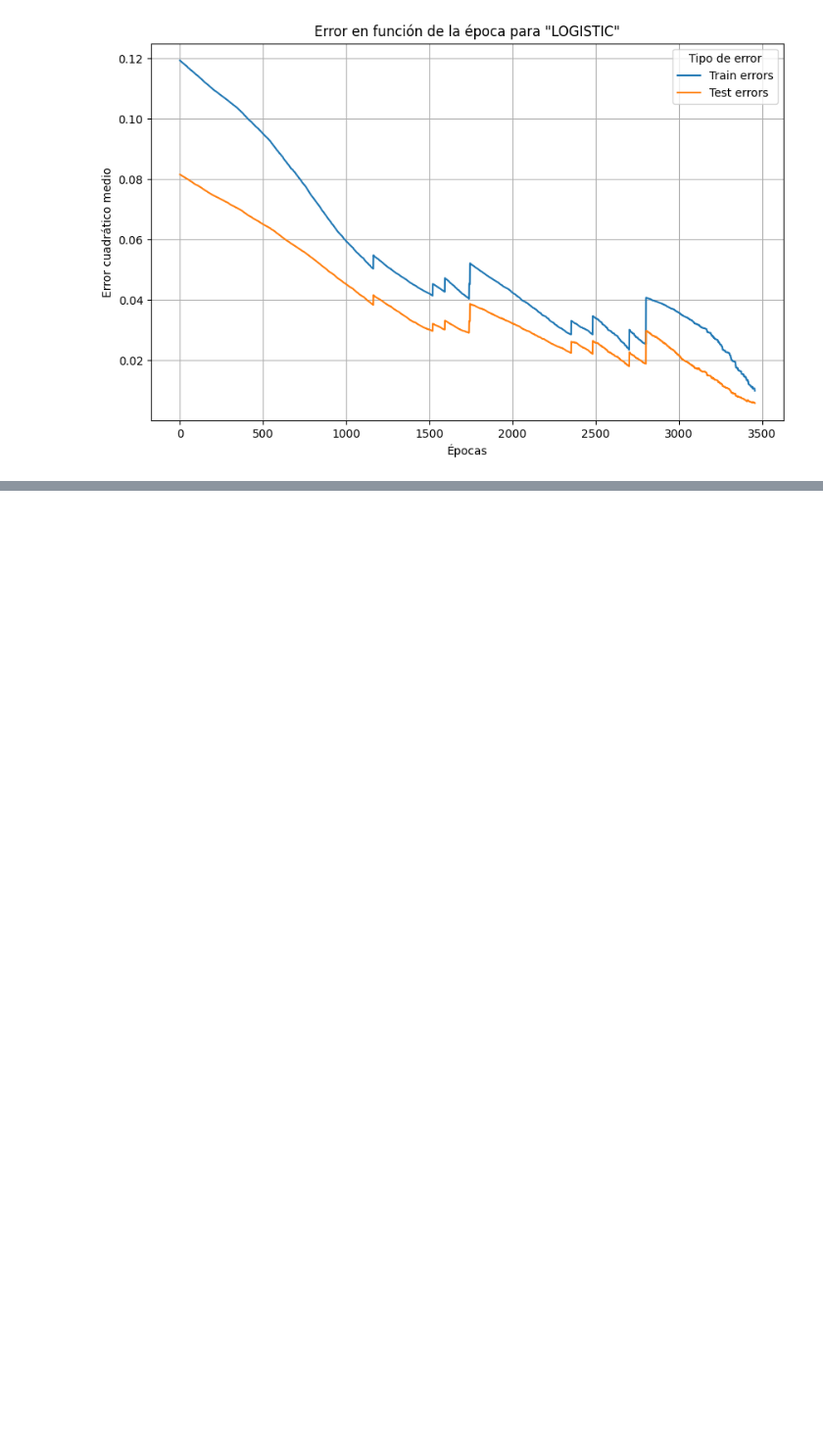
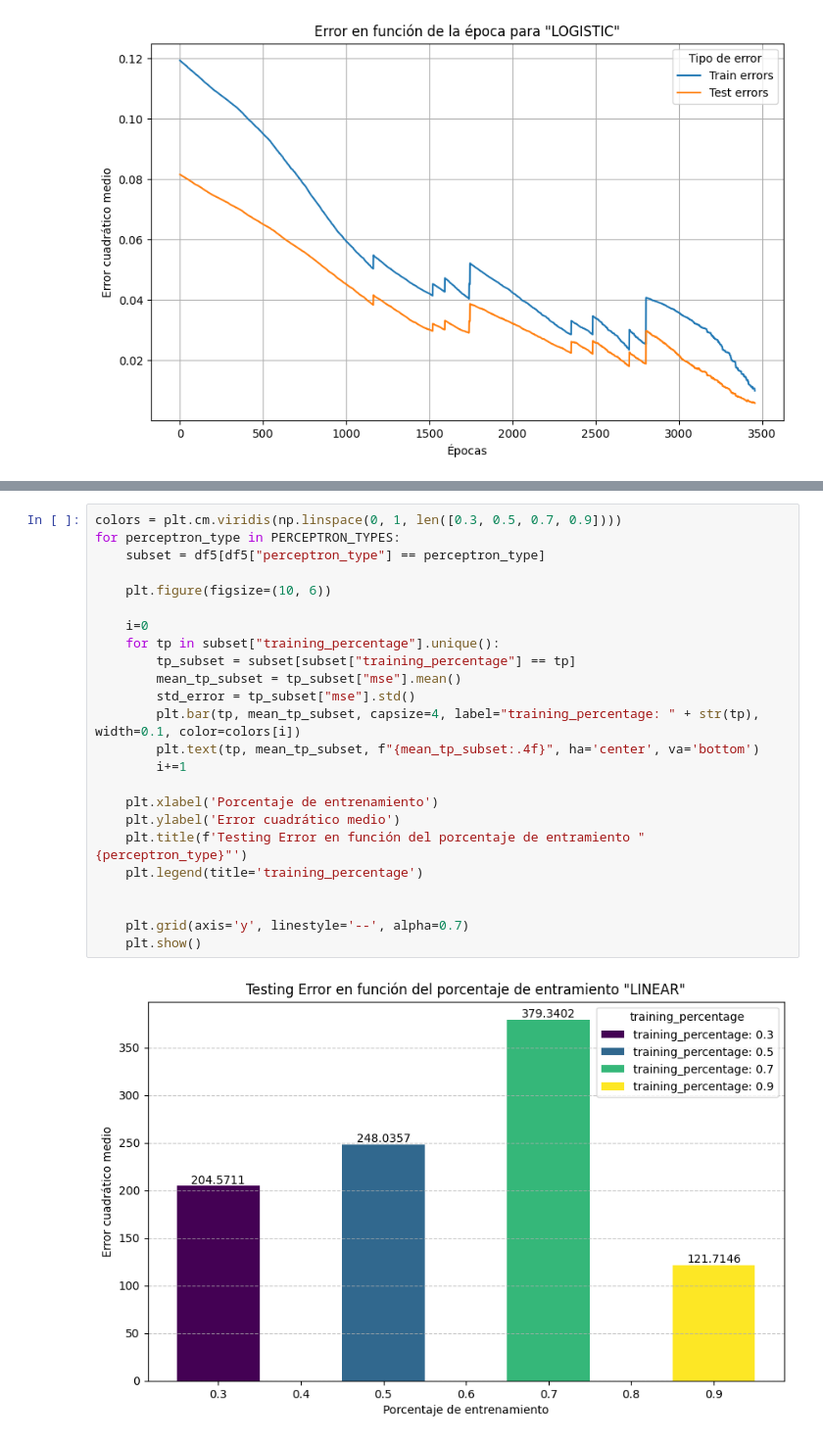
Before and after one commit to Ian-Arnott/TPs-SIA, a Jupyter notebook: Tp3/ej2/data_analysis.ipynb, the cells around one changed output, grey strips where cells are left out. Shown at 98% size. Cells and saved outputs as stored; diff of their text form; blank space fills up the shorter version.

Commit message:
Finish plots for ej2

```diff
--- a/Tp3/ej2/data_analysis.ipynb
+++ b/Tp3/ej2/data_analysis.ipynb
@@ -234,0 +262,26 @@ for perceptron_type in PERCEPTRON_TYPES:
+# %%
+colors = plt.cm.viridis(np.linspace(0, 1, len([0.3, 0.5, 0.7, 0.9])))
+for perceptron_type in PERCEPTRON_TYPES:
+    subset = df5[df5["perceptron_type"] == perceptron_type]
+
+    plt.figure(figsize=(10, 6))
+
+    i=0
+    for tp in subset["training_percentage"].unique():
+        tp_subset = subset[subset["training_percentage"] == tp]
+        mean_tp_subset = tp_subset["mse"].mean()
+        std_error = tp_subset["mse"].std()
+        plt.bar(tp, mean_tp_subset, capsize=4, label="training_percentage: " + str(tp), width=0.1, color=colors[i])
+        plt.text(tp, mean_tp_subset, f"{mean_tp_subset:.4f}", ha='center', va='bottom')
+        i+=1
+
+    plt.xlabel('Porcentaje de entrenamiento')
+    plt.ylabel('Error cuadrático medio')
+    plt.title(f'Testing Error en función del porcentaje de entramiento "{perceptron_type}"')
+    plt.legend(title='training_percentage')
+
+
+    plt.grid(axis='y', linestyle='--', alpha=0.7)
+    plt.show()
+# %% [output]
+[figure, added]
```
Also changed, not shown: parts of 4 cells of this notebook.
